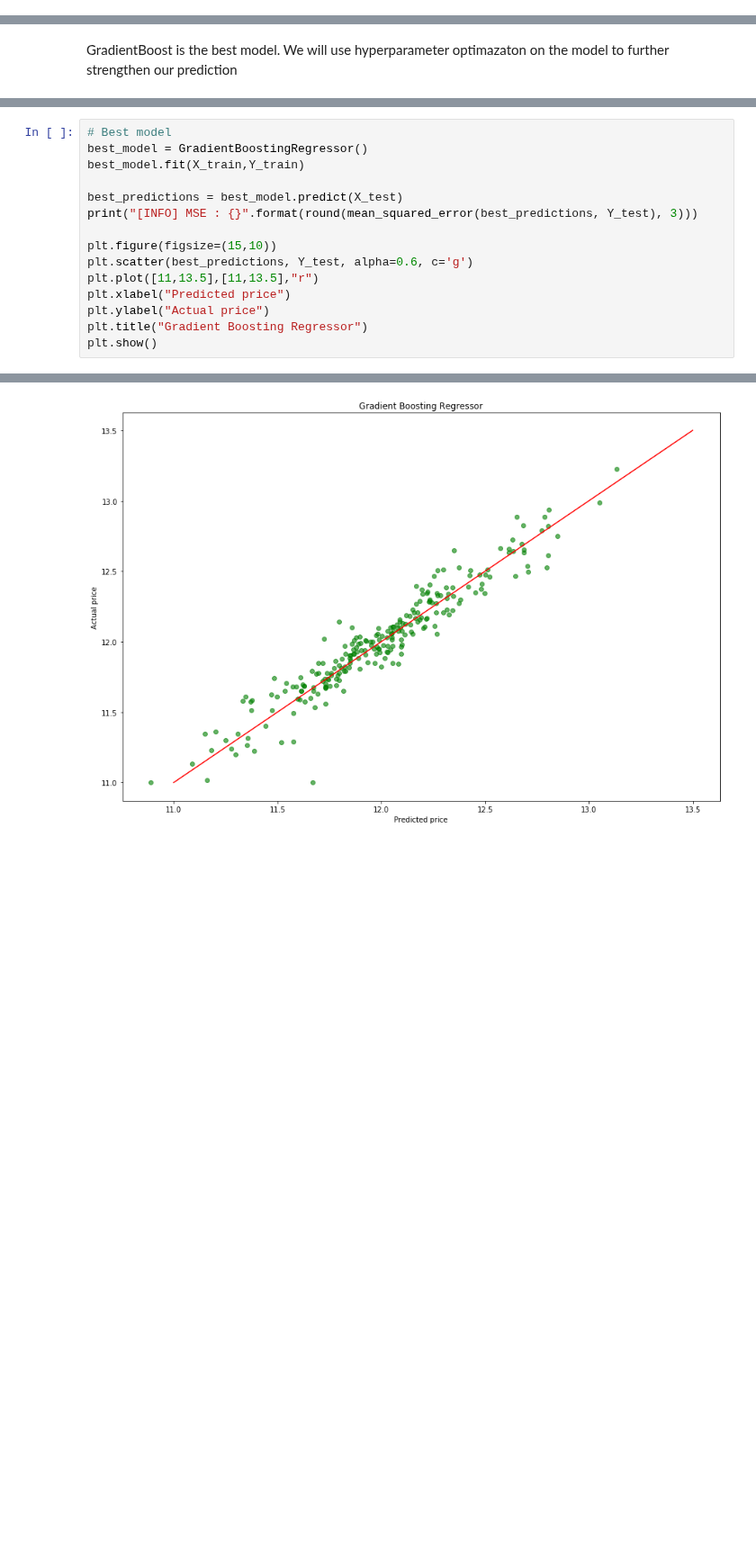
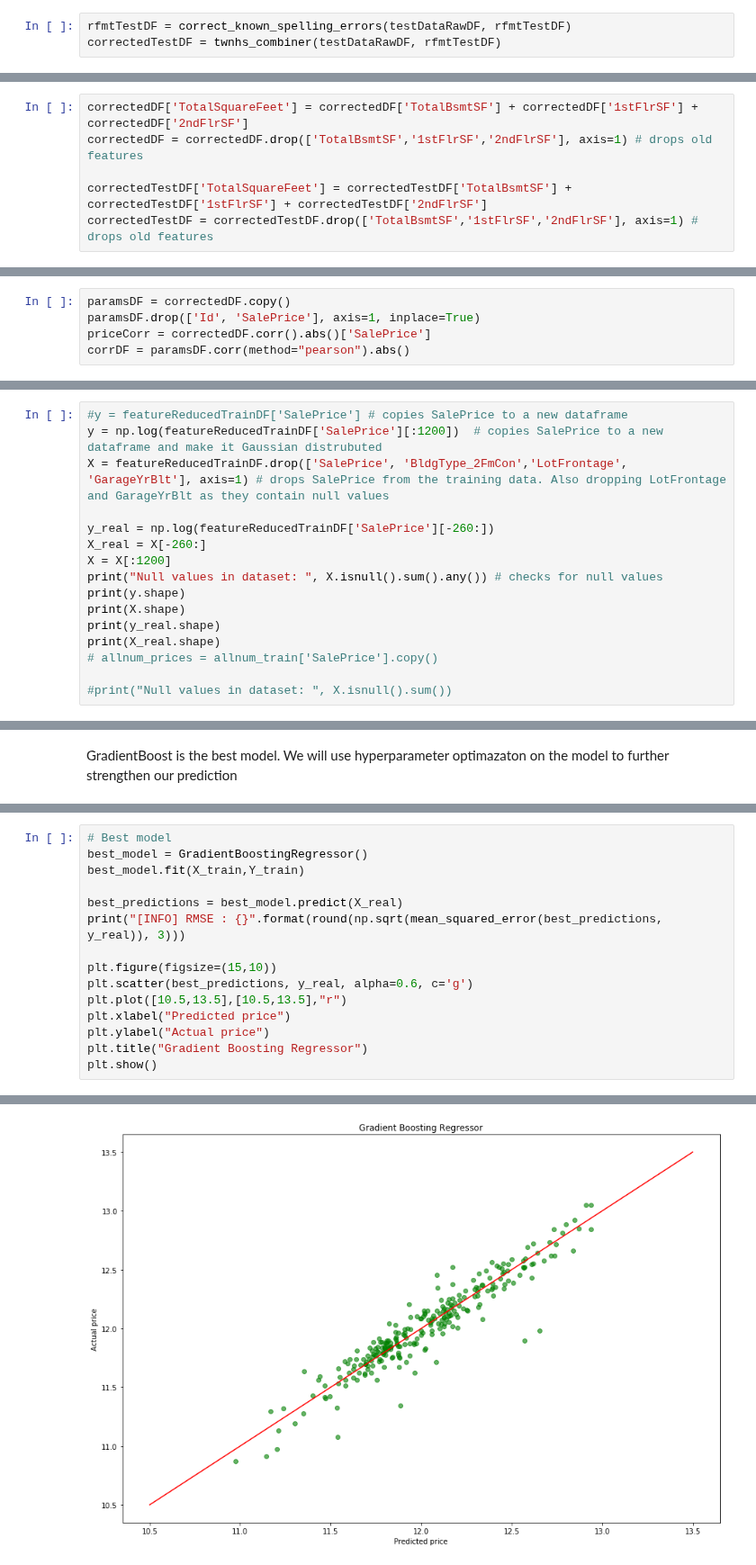
Before and after one commit to yohannjs/AML-2019, a Jupyter notebook: Challenges/House_Pricing/eivind_hpc.ipynb, the cells around one changed output, grey strips where cells are left out. Shown at 90% size. Cells and saved outputs as stored; diff of their text form; blank space fills up the shorter version.

```diff
--- a/Challenges/House_Pricing/eivind_hpc.ipynb
+++ b/Challenges/House_Pricing/eivind_hpc.ipynb
@@ -55,0 +331,3 @@ Colums in dataset:  252
+# %%
+rfmtTestDF = correct_known_spelling_errors(testDataRawDF, rfmtTestDF)
+correctedTestDF = twnhs_combiner(testDataRawDF, rfmtTestDF)
@@ -81,2 +361,8 @@ Null values in dataset:  False
+# %%
+correctedDF['TotalSquareFeet'] = correctedDF['TotalBsmtSF'] + correctedDF['1stFlrSF'] + correctedDF['2ndFlrSF']
+correctedDF = correctedDF.drop(['TotalBsmtSF','1stFlrSF','2ndFlrSF'], axis=1) # drops old features
+
+correctedTestDF['TotalSquareFeet'] = correctedTestDF['TotalBsmtSF'] + correctedTestDF['1stFlrSF'] + correctedTestDF['2ndFlrSF']
+correctedTestDF = correctedTestDF.drop(['TotalBsmtSF','1stFlrSF','2ndFlrSF'], axis=1) # drops old features
 # %% [markdown]
 Feature engineering
@@ -85,0 +369,5 @@ X = X.drop(['TotalBsmtSF','1stFlrSF','2ndFlrSF'], axis=1) # drops old features
+# %%
+paramsDF = correctedDF.copy()
+paramsDF.drop(['Id', 'SalePrice'], axis=1, inplace=True)
+priceCorr = correctedDF.corr().abs()['SalePrice']
+corrDF = paramsDF.corr(method="pearson").abs()
@@ -85,0 +415,16 @@ X = X.drop(['TotalBsmtSF','1stFlrSF','2ndFlrSF'], axis=1) # drops old features
+# %%
+#y = featureReducedTrainDF['SalePrice'] # copies SalePrice to a new dataframe
+y = np.log(featureReducedTrainDF['SalePrice'][:1200])  # copies SalePrice to a new dataframe and make it Gaussian distrubuted
+X = featureReducedTrainDF.drop(['SalePrice', 'BldgType_2FmCon','LotFrontage', 'GarageYrBlt'], axis=1) # drops SalePrice from the training data. Also dropping LotFrontage and GarageYrBlt as they contain null values
+
+y_real = np.log(featureReducedTrainDF['SalePrice'][-260:])
+X_real = X[-260:]
+X = X[:1200]
+print("Null values in dataset: ", X.isnull().sum().any()) # checks for null values
+print(y.shape)
+print(X.shape)
+print(y_real.shape)
+print(X_real.shape)
+# allnum_prices = allnum_train['SalePrice'].copy()
+
+#print("Null values in dataset: ", X.isnull().sum())
@@ -219,12 +560,12 @@ GradientBoost is the best model. We will use hyperparameter optimazaton on the m
 best_model = GradientBoostingRegressor()
 best_model.fit(X_train,Y_train)
 
-best_predictions = best_model.predict(X_test)
-print("[INFO] MSE : {}".format(round(mean_squared_error(best_predictions, Y_test), 3)))
+best_predictions = best_model.predict(X_real)
+print("[INFO] RMSE : {}".format(round(np.sqrt(mean_squared_error(best_predictions, y_real)), 3)))
 
 plt.figure(figsize=(15,10))
-plt.scatter(best_predictions, Y_test, alpha=0.6, c='g')
-plt.plot([11,13.5],[11,13.5],"r")
+plt.scatter(best_predictions, y_real, alpha=0.6, c='g')
+plt.plot([10.5,13.5],[10.5,13.5],"r")
 plt.xlabel("Predicted price")
 plt.ylabel("Actual price")
 plt.title("Gradient Boosting Regressor")
@@ -234 +575 @@ plt.show()
-[figure, old version]
+[figure, new version]
```
Also changed, not shown: parts of 33 cells of this notebook, 1 other file.
